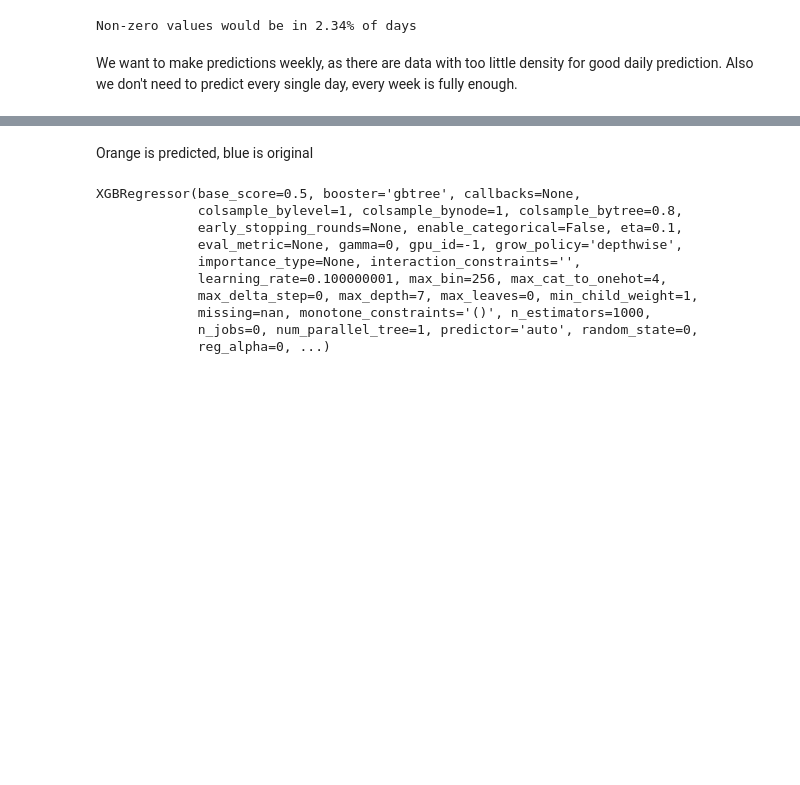
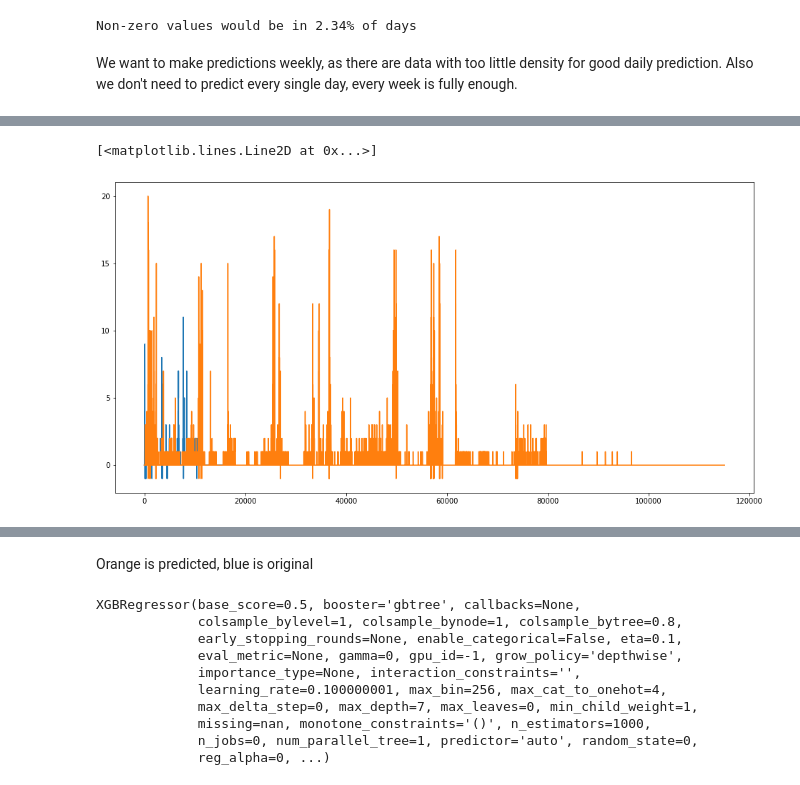
Before and after one commit to xSchon/BP, a Jupyter notebook: Preprocessing.ipynb, the cells around one changed output, grey strips where cells are left out. Drawn from its saved outputs; the diff is of its cells as text; code cells hidden in the pictures; blank space fills up the shorter version.

```diff
--- a/Preprocessing.ipynb
+++ b/Preprocessing.ipynb
@@ -643 +620,3 @@ test = weekly_sales[weekly_sales.year == 2022]
+# %%
+weekly_sales['year'] = weekly_sales['year'] / max(weekly_sales['year'])
 # %%
@@ -670,0 +664,6 @@ be set to `True`. Invalid columns:year, week
+# %%
+plt.plot(predicted_test)
+plt.plot(predicted)
+# %% [output]
+[<matplotlib.lines.Line2D at 0x...>]
+[figure, added]
```
Also changed, not shown: parts of 27 cells of this notebook.
